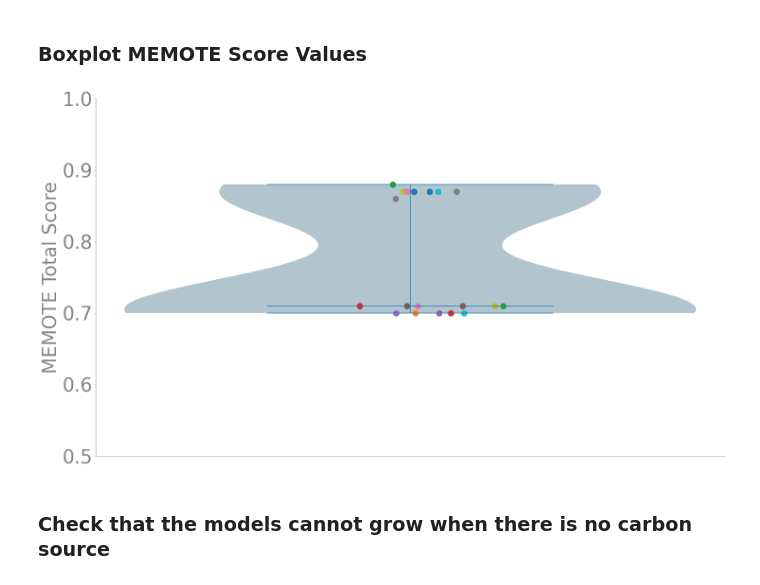
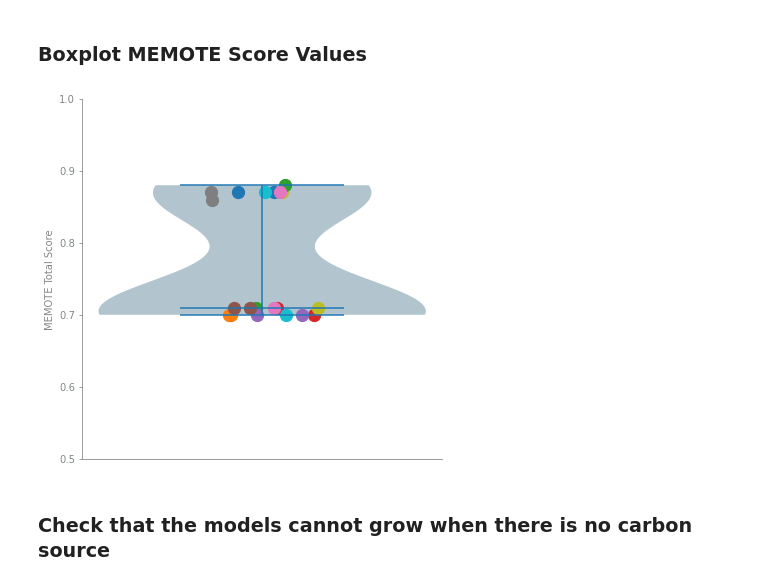
Before and after one commit to hgscott/GRC-2022, a Jupyter notebook: model_qa.ipynb, the cells around one changed output. Saved outputs shown, nothing was run; the diff lists cells and outputs as text; code cells hidden in the pictures.

```diff
--- a/model_qa.ipynb
+++ b/model_qa.ipynb
@@ -452,36 +434,36 @@ bp = ax.violinplot(meta_df['memote_score'], showmedians = True)
 # Color of boxplot
 bp['bodies'][0].set_facecolor('#004263')
 bp['cbars'].set_facecolor('#004263')
 # Define a larger "minimal" media
 # Add the individual points
 for i, d in enumerate(meta_df['memote_score']):
    y = meta_df['memote_score'][i]
    x = np.random.normal(1, 0.04)
    plt.scatter(x, y, s = 150)
 
 # Style
 plt.ylim([0.5, 1])
 
-rcParams.update({'font.size': 40})
+# rcParams.update({'font.size': 40})
 
 ax.spines['top'].set_visible(False)
 ax.spines['right'].set_visible(False)
 
 ax.spines['left'].set_color('#818689')
 ax.yaxis.label.set_color('#818689')
 ax.tick_params(axis='y', colors='#818689')
 
 ax.spines['bottom'].set_color('#818689')
 ax.get_xaxis().set_ticks([])
 
 # Labels
 plt.ylabel('MEMOTE Total Score')
 
 # Show
-fig.set_size_inches(18.5, 10.5)
+fig.set_size_inches(5, 5)
 plt.show()
 # %% [output]
-[figure, old version]
+[figure, new version]
 # %% [markdown]
 ### Check that the models cannot grow when there is no carbon source
 # %%
```
Also changed, not shown: parts of 2 cells of this notebook, 5 other files.
